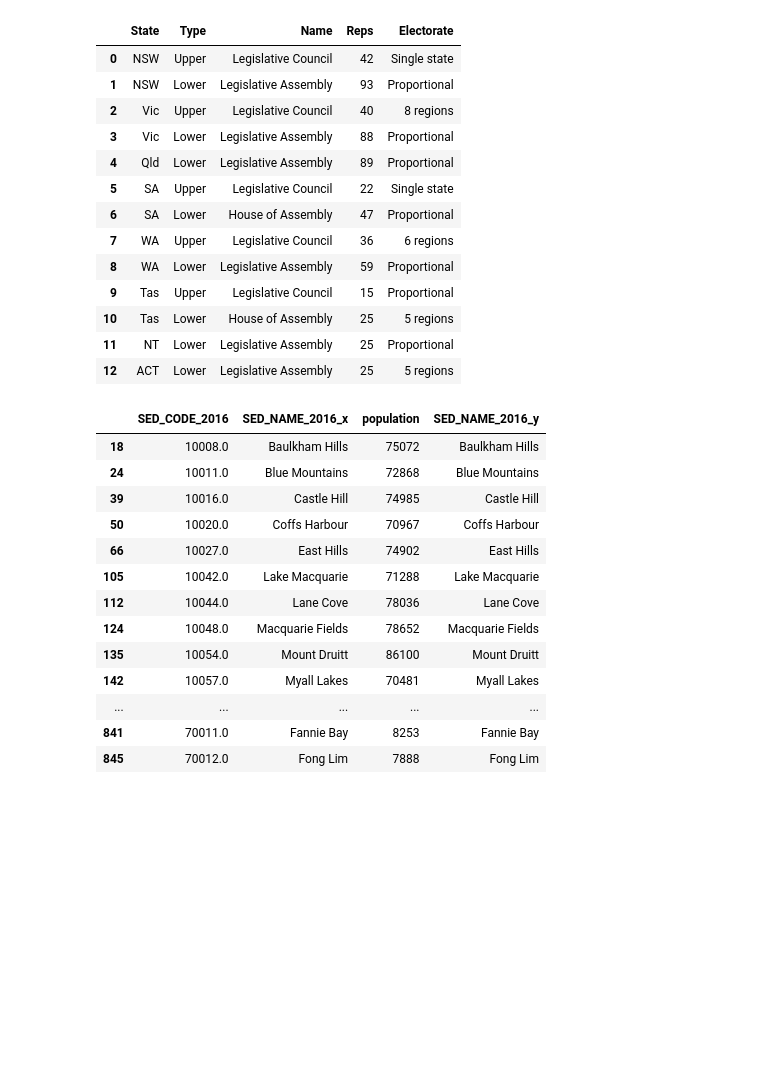
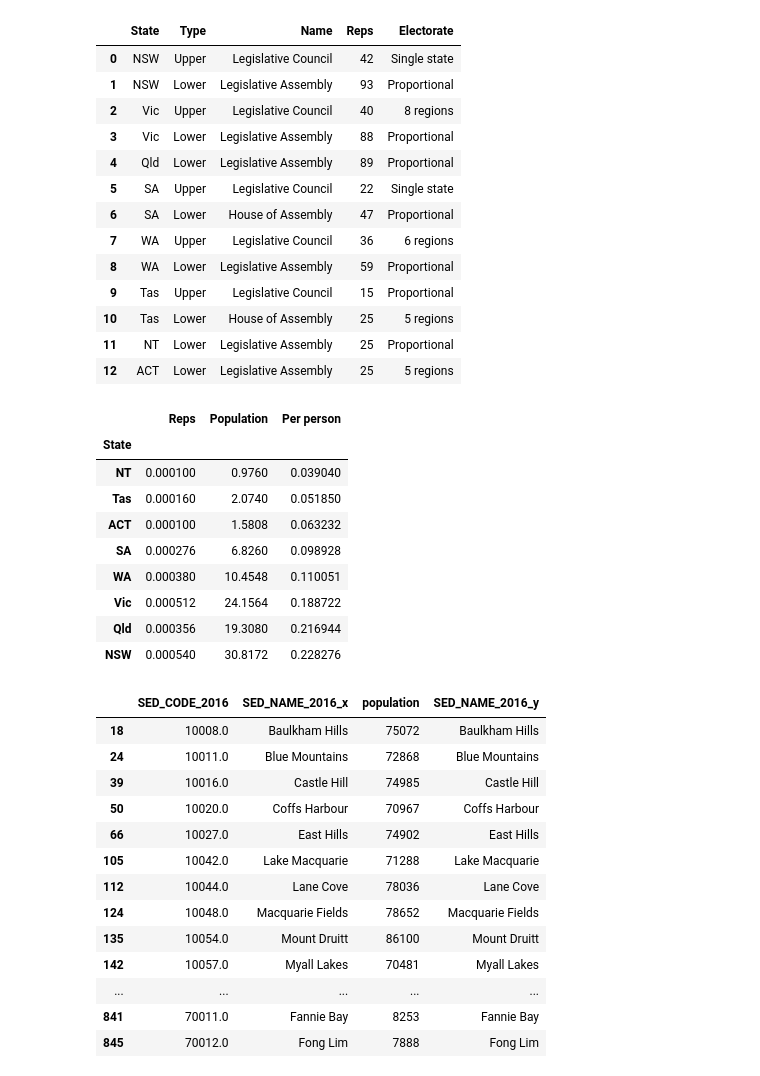
Before and after one commit to jacksongs/overgovd, a Jupyter notebook: state/State - 2011 to 2016 conversion.ipynb, the cells around one changed output. Saved outputs shown, nothing was run; the diff lists cells and outputs as text; code cells hidden in the pictures; blank space fills up the shorter version.

```diff
--- a/state/State - 2011 to 2016 conversion.ipynb
+++ b/state/State - 2011 to 2016 conversion.ipynb
@@ -107,6 +107,23 @@ summary
 | 10 | Tas | Lower | House of Assembly | 25 | 5 regions |
 | 11 | NT | Lower | Legislative Assembly | 25 | Proportional |
 | 12 | ACT | Lower | Legislative Assembly | 25 | 5 regions |
+# %%
+tally = summary.groupby('State').sum()
+tally['Population'] = [395.2,7704.3,244,4827,1706.5,518.5,6039.1,2613.7]#*1000
+tally['Population'] = tally['Population']*1000
+tally['Per person'] = tally['Population']/tally['Reps']
+tally.sort_values('Per person')/250000
+# %% [output]
+|  | Reps | Population | Per person |
+| State |  |  |  |
+| NT | 0.000100 | 0.9760 | 0.039040 |
+| Tas | 0.000160 | 2.0740 | 0.051850 |
+| ACT | 0.000100 | 1.5808 | 0.063232 |
+| SA | 0.000276 | 6.8260 | 0.098928 |
+| WA | 0.000380 | 10.4548 | 0.110051 |
+| Vic | 0.000512 | 24.1564 | 0.188722 |
+| Qld | 0.000356 | 19.3080 | 0.216944 |
+| NSW | 0.000540 | 30.8172 | 0.228276 |
 # %%
 final[final['SED_NAME_2016_x'].str.contains(" ")]
 # %% [output]
```
